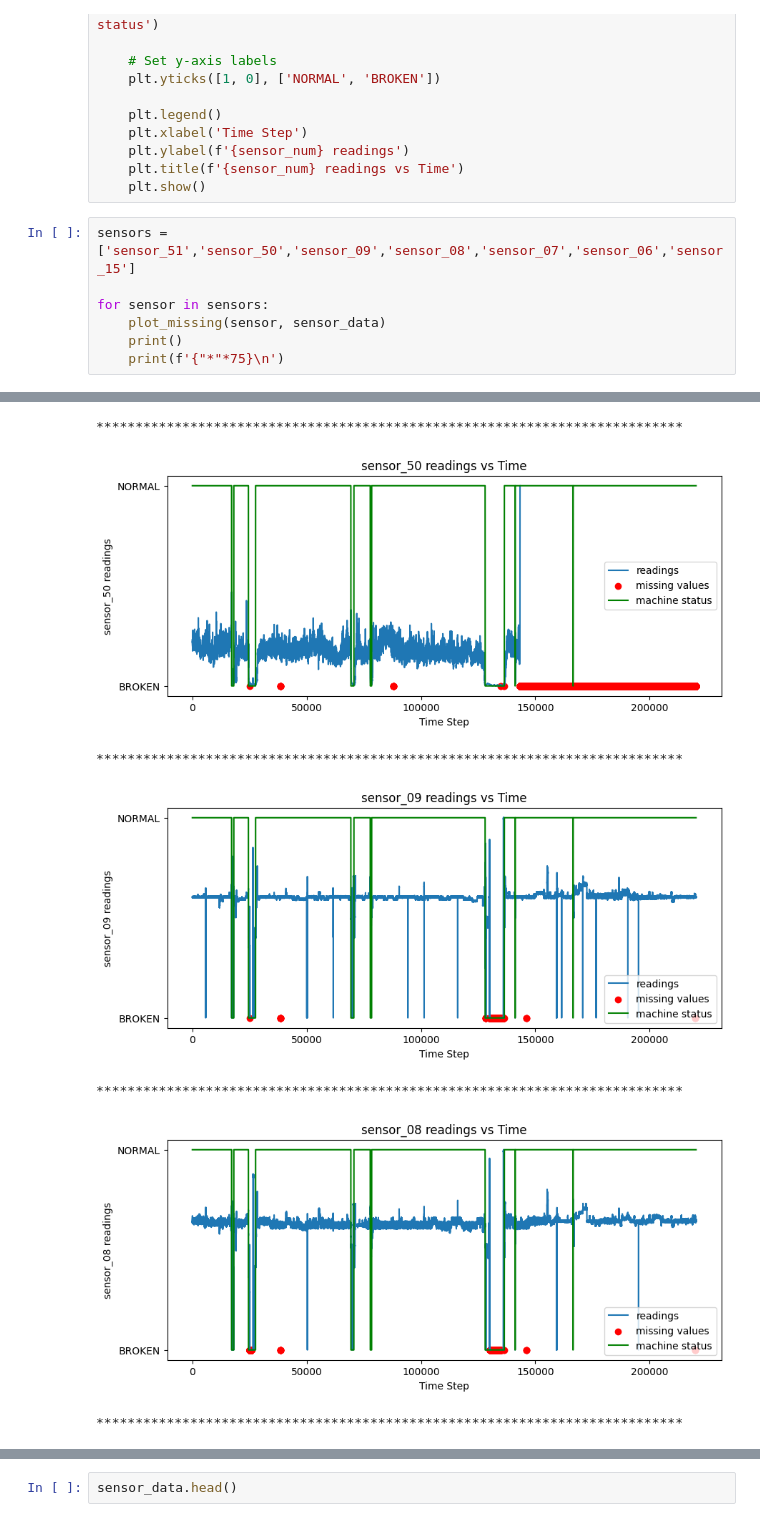
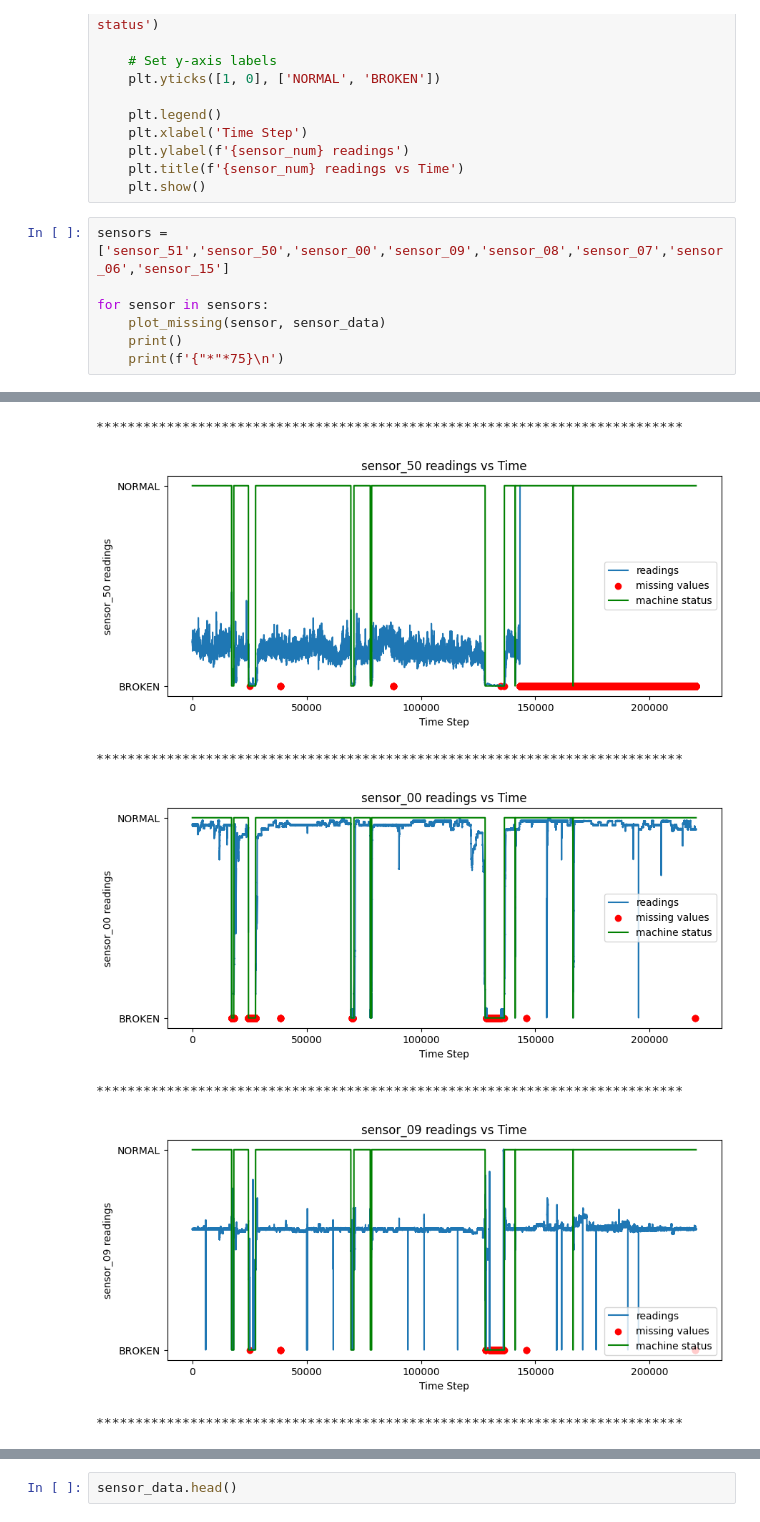
Before and after one commit to Mo7ammedAOS/Predictive-Maintenance-for-Water-Pump-Units, a Jupyter notebook: notebooks/Water_pump_pdm.ipynb, the cells around one changed output, grey strips where cells are left out. Saved outputs shown, nothing was run; the diff lists cells and outputs as text.

```diff
--- a/notebooks/Water_pump_pdm.ipynb
+++ b/notebooks/Water_pump_pdm.ipynb
@@ -374,18 +374,18 @@ def plot_missing(sensor_num, df):
     plt.title(f'{sensor_num} readings vs Time')
     plt.show()
 # %%
-sensors = ['sensor_51','sensor_50','sensor_09','sensor_08','sensor_07','sensor_06','sensor_15']
+sensors = ['sensor_51','sensor_50','sensor_00','sensor_09','sensor_08','sensor_07','sensor_06','sensor_15']
 
 for sensor in sensors:
     plot_missing(sensor, sensor_data)
     print()
     print(f'{"*"*75}\n')
 # %% [output]
 [figure]
 ***************************************************************************
 [figure]
 ***************************************************************************
-[figure, old version]
+[figure, new version]
 ***************************************************************************
-[figure, old version]
+[figure, new version]
 ***************************************************************************
```
Also changed, not shown: parts of 19 cells of this notebook.
